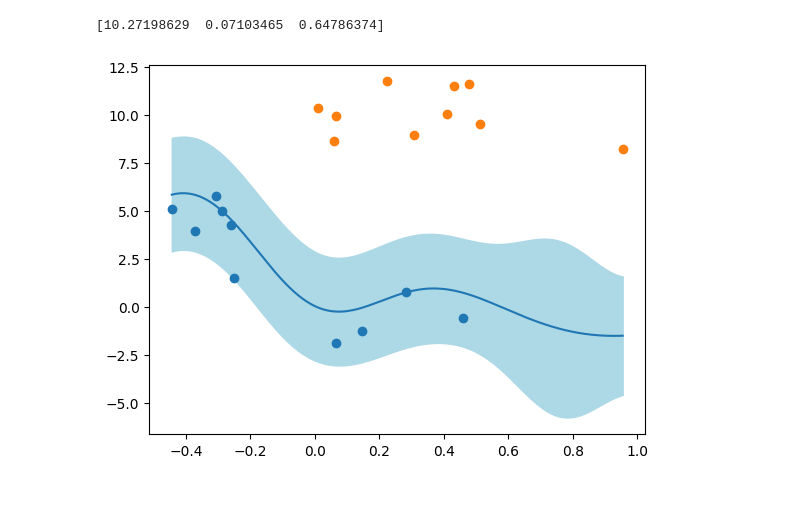
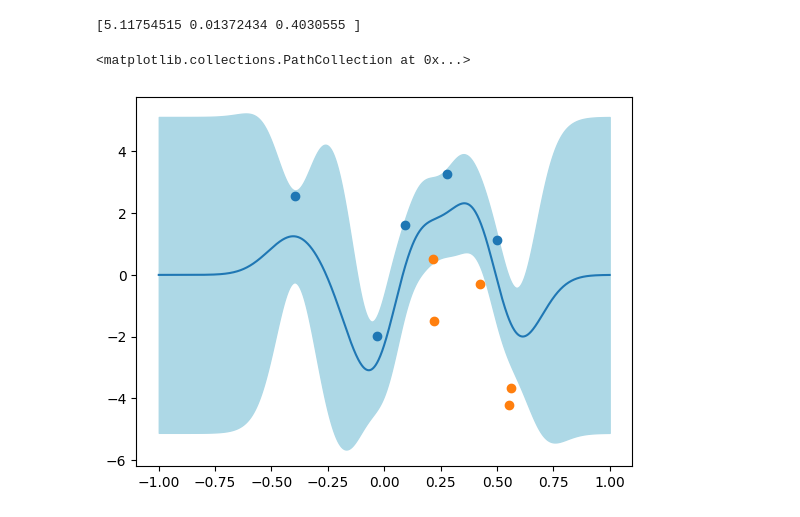
Before and after one commit to Stevenjin8/mug-cakes, a Jupyter notebook: notebooks/test-gp.ipynb, the cells around one changed output. Cells and saved outputs as stored; diff of their text form; code cells hidden in the pictures.

```diff
--- a/notebooks/test-gp.ipynb
+++ b/notebooks/test-gp.ipynb
@@ -62,5 +59,5 @@ Wall time: 7.15 µs
 # %%
-N = 10 * J
+N = 5 * J
 
 # sample data
 X = np.linspace(0,1, N // J).reshape(-1, 1)
@@ -82,20 +79,21 @@ x0 = np.array([0, 0, 0])
 # %%
 hparams_mle = bo.optimize_rbf_params(X, Y, J, B, var_b)
 # hparams_mle[0] = 100
 N_star = 1000
-X_star = np.linspace(X.min(), X.max(), N_star).reshape(-1, 1)
+X_star = np.linspace(-1, 1, N_star).reshape(-1, 1)
 K = kernel.rbf(X, X, hparams_mle[1], hparams_mle[0])
 var = bo.full_cov(K, J, B, hparams_mle[2], var_b)[:N, :N]
 K_star = kernel.rbf(X, X_star, hparams_mle[1], hparams_mle[0])
 K_2star = kernel.rbf(X_star, X_star, hparams_mle[1], hparams_mle[0])
 post_mean2 = gp.conditional_mean(Y, np.linalg.inv(var), K_star.T)
 post_var2 = gp.conditional_var(K_2star, np.linalg.inv(var), K_star.T)
 print(hparams_mle)
 
 plt.fill_between(X_star.reshape(-1), post_mean2 - post_var2, post_mean2 + post_var2, color="lightblue")
+plt.plot(X_star, post_mean2);
 plt.scatter(X[B == 1], Y[B == 1])
 plt.scatter(X[B == 0], Y[B == 0])
-plt.plot(X_star, post_mean2);
 # %% [output]
-[10.27198629  0.07103465  0.64786374]
+[5.11754515 0.01372434 0.4030555 ]
+<matplotlib.collections.PathCollection at 0x...>
-[figure, old version]
+[figure, new version]
```
Also changed, not shown: parts of 23 cells of this notebook, 5 other files.
